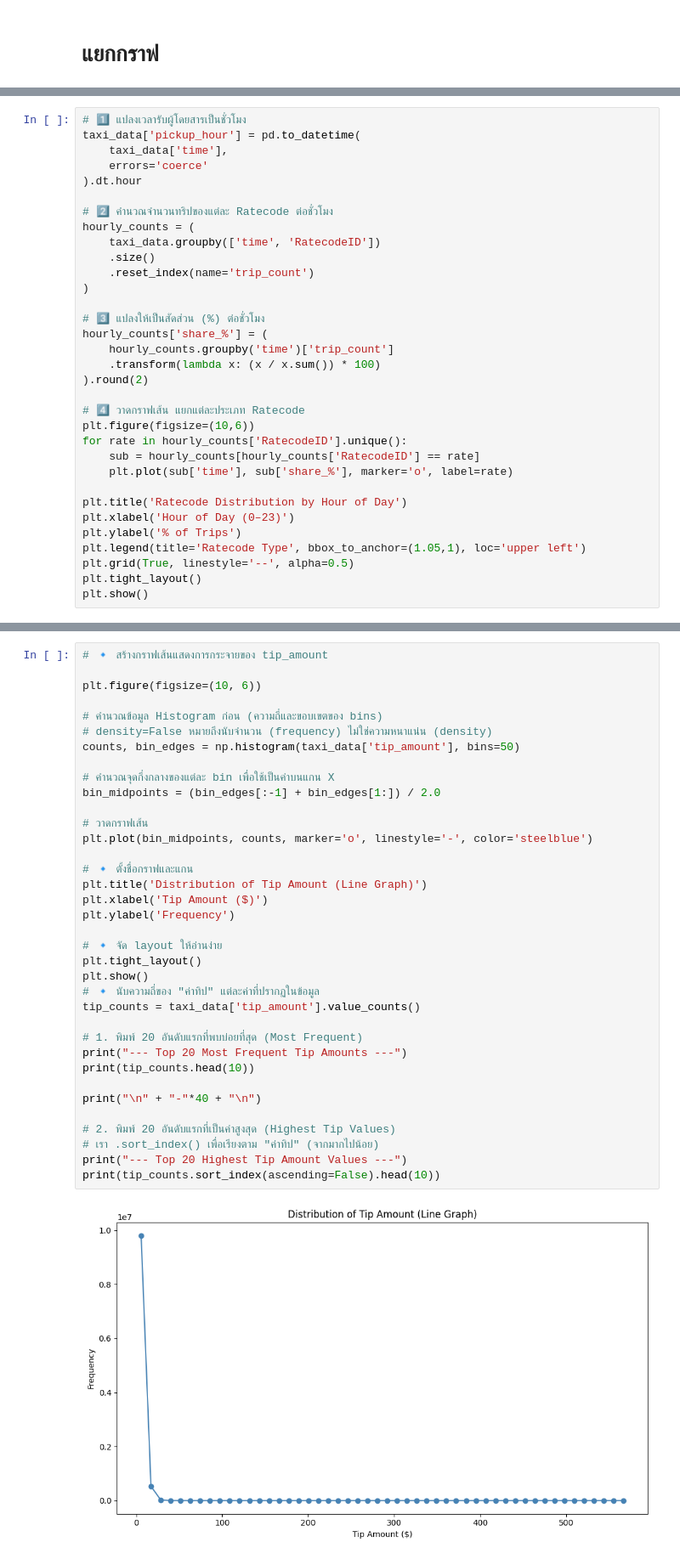
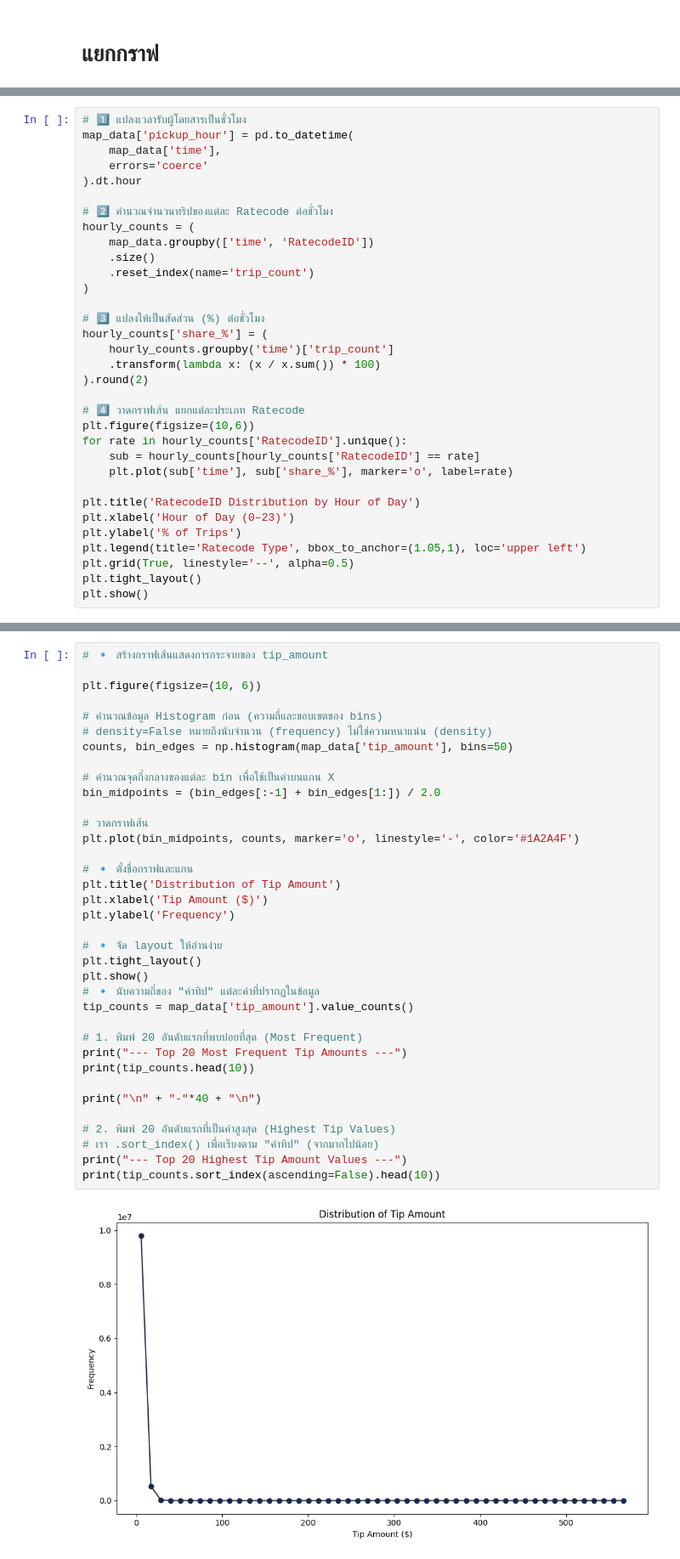
Before and after one commit to TKhahahah/Text_Analytics, a Jupyter notebook: Untitled2.ipynb, the cells around one changed output, grey strips where cells are left out. Shown at 85% size. Saved outputs shown, nothing was run; the diff lists cells and outputs as text.

```diff
--- a/Untitled2.ipynb
+++ b/Untitled2.ipynb
@@ -304,13 +309,13 @@ plt.show()
 # %%
 # 1️⃣ แปลงเวลารับผู้โดยสารเป็นชั่วโมง
-taxi_data['pickup_hour'] = pd.to_datetime(
-    taxi_data['time'],
+map_data['pickup_hour'] = pd.to_datetime(
+    map_data['time'],
     errors='coerce'
 ).dt.hour
 
 # 2️⃣ คำนวณจำนวนทริปของแต่ละ Ratecode ต่อชั่วโมง
 hourly_counts = (
-    taxi_data.groupby(['time', 'RatecodeID'])
+    map_data.groupby(['time', 'RatecodeID'])
     .size()
     .reset_index(name='trip_count')
 )
@@ -327,7 +332,7 @@ for rate in hourly_counts['RatecodeID'].unique():
     sub = hourly_counts[hourly_counts['RatecodeID'] == rate]
     plt.plot(sub['time'], sub['share_%'], marker='o', label=rate)
 
-plt.title('Ratecode Distribution by Hour of Day')
+plt.title('RatecodeID Distribution by Hour of Day')
 plt.xlabel('Hour of Day (0–23)')
 plt.ylabel('% of Trips')
 plt.legend(title='Ratecode Type', bbox_to_anchor=(1.05,1), loc='upper left')
@@ -418,37 +452,37 @@ plt.show()
 plt.figure(figsize=(10, 6))
 
 # คำนวณข้อมูล Histogram ก่อน (ความถี่และขอบเขตของ bins)
 # density=False หมายถึงนับจำนวน (frequency) ไม่ใช่ความหนาแน่น (density)
-counts, bin_edges = np.histogram(taxi_data['tip_amount'], bins=50)
+counts, bin_edges = np.histogram(map_data['tip_amount'], bins=50)
 
 # คำนวณจุดกึ่งกลางของแต่ละ bin เพื่อใช้เป็นค่าบนแกน X
 bin_midpoints = (bin_edges[:-1] + bin_edges[1:]) / 2.0
 
 # วาดกราฟเส้น
-plt.plot(bin_midpoints, counts, marker='o', linestyle='-', color='steelblue')
+plt.plot(bin_midpoints, counts, marker='o', linestyle='-', color='#1A2A4F')
 
 # 🔹 ตั้งชื่อกราฟและแกน
-plt.title('Distribution of Tip Amount (Line Graph)')
+plt.title('Distribution of Tip Amount')
 plt.xlabel('Tip Amount ($)')
 plt.ylabel('Frequency')
 
 # 🔹 จัด layout ให้อ่านง่าย
 plt.tight_layout()
 plt.show()
 # 🔹 นับความถี่ของ "ค่าทิป" แต่ละค่าที่ปรากฏในข้อมูล
-tip_counts = taxi_data['tip_amount'].value_counts()
+tip_counts = map_data['tip_amount'].value_counts()
 
 # 1. พิมพ์ 20 อันดับแรกที่พบบ่อยที่สุด (Most Frequent)
 print("--- Top 20 Most Frequent Tip Amounts ---")
 print(tip_counts.head(10))
 
 print("\n" + "-"*40 + "\n")
 
 # 2. พิมพ์ 20 อันดับแรกที่เป็นค่าสูงสุด (Highest Tip Values)
 # เรา .sort_index() เพื่อเรียงตาม "ค่าทิป" (จากมากไปน้อย)
 print("--- Top 20 Highest Tip Amount Values ---")
 print(tip_counts.sort_index(ascending=False).head(10))
 # %% [output]
-[figure, old version]
+[figure, new version]
 --- Top 20 Most Frequent Tip Amounts ---
 tip_amount
```
Also changed, not shown: parts of 22 cells of this notebook.
